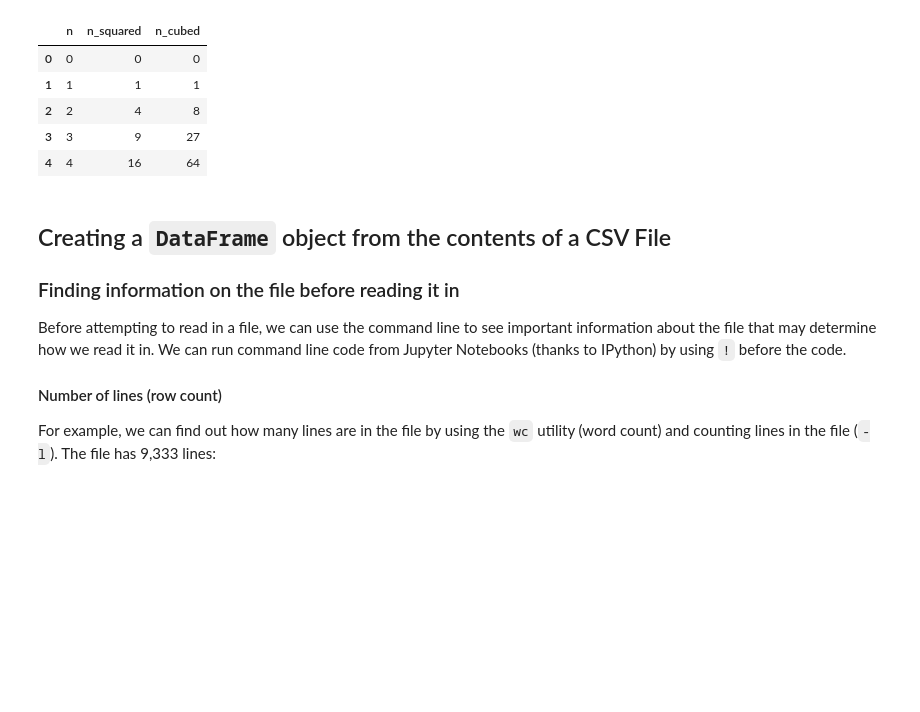
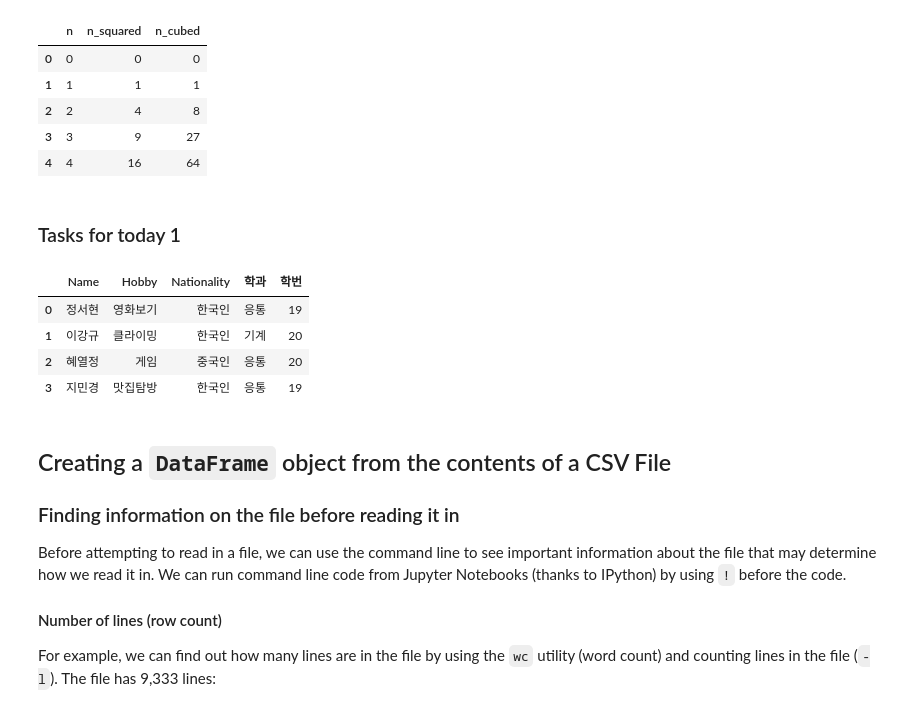
Before and after one commit to jsh1021902/ai_for_machine_learning, a Jupyter notebook: week2/2-creating_dataframes.ipynb, the cells around one changed output. Cells and saved outputs as stored; diff of their text form; code cells hidden in the pictures; blank space fills up the shorter version.

```diff
--- a/week2/2-creating_dataframes.ipynb
+++ b/week2/2-creating_dataframes.ipynb
@@ -179,3 +179,25 @@ pd.DataFrame(
 | 2 | 2 | 4 | 8 |
 | 3 | 3 | 9 | 27 |
 | 4 | 4 | 16 | 64 |
+# %% [markdown]
+### Tasks for today 1
+# %%
+import pandas as pd
+
+# Create a sample dataframe for team members
+data = {
+    "Name": ["정서현", "이강규", "혜열정", "지민경"],
+    "Hobby": ["영화보기", "클라이밍", "게임", "맛집탐방"],
+    "Nationality": ["한국인", "한국인", "중국인", "한국인"],
+    "학과": ["응통", "기계", "응통", "응통"],
+    "학번": ["19", "20", "20", "19"]
+}
+
+team_df = pd.DataFrame(data)
+team_df
+# %% [output]
+|  | Name | Hobby | Nationality | 학과 | 학번 |
+| 0 | 정서현 | 영화보기 | 한국인 | 응통 | 19 |
+| 1 | 이강규 | 클라이밍 | 한국인 | 기계 | 20 |
+| 2 | 혜열정 | 게임 | 중국인 | 응통 | 20 |
+| 3 | 지민경 | 맛집탐방 | 한국인 | 응통 | 19 |
```
Also changed, not shown: parts of 2 cells of this notebook.
